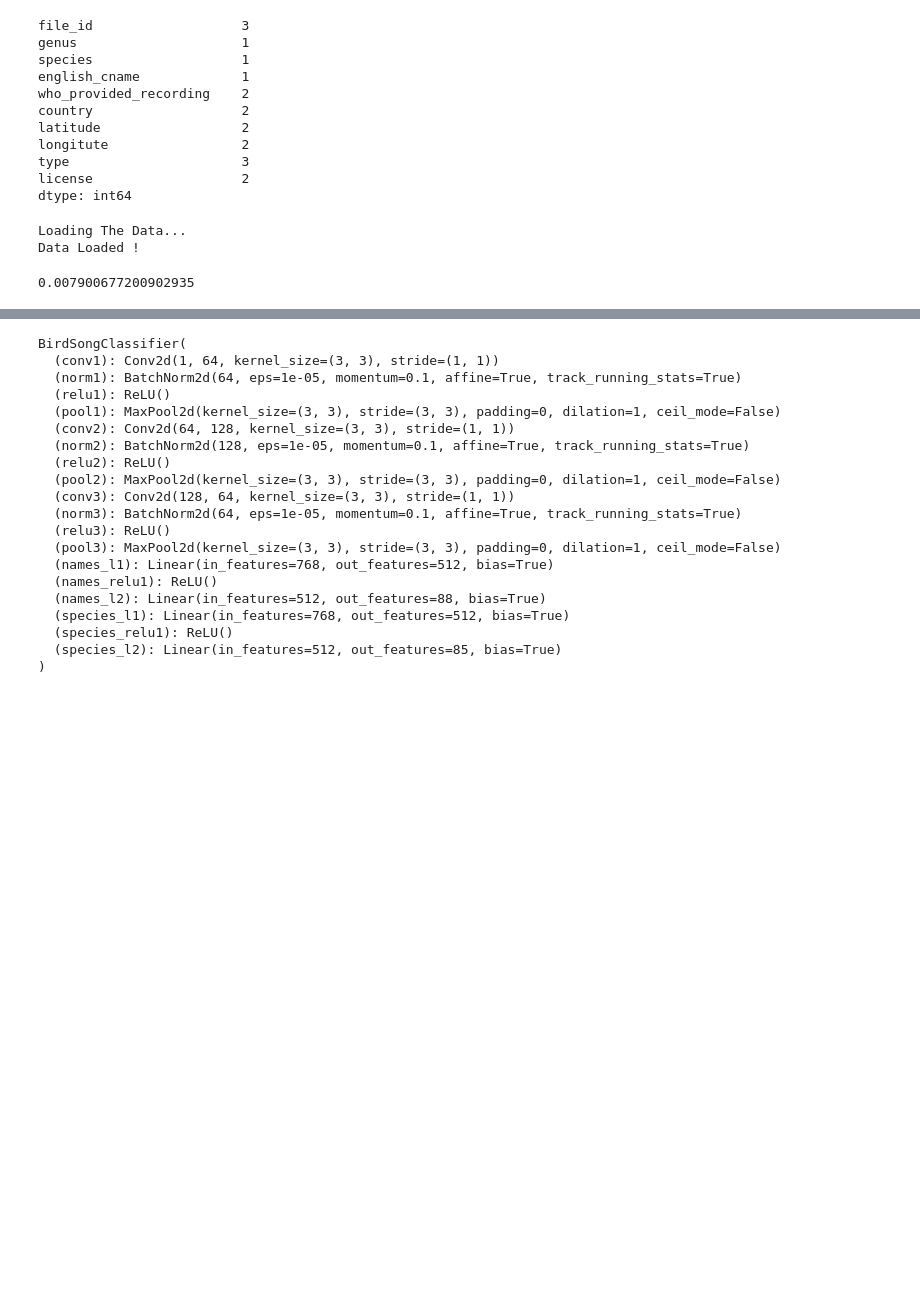
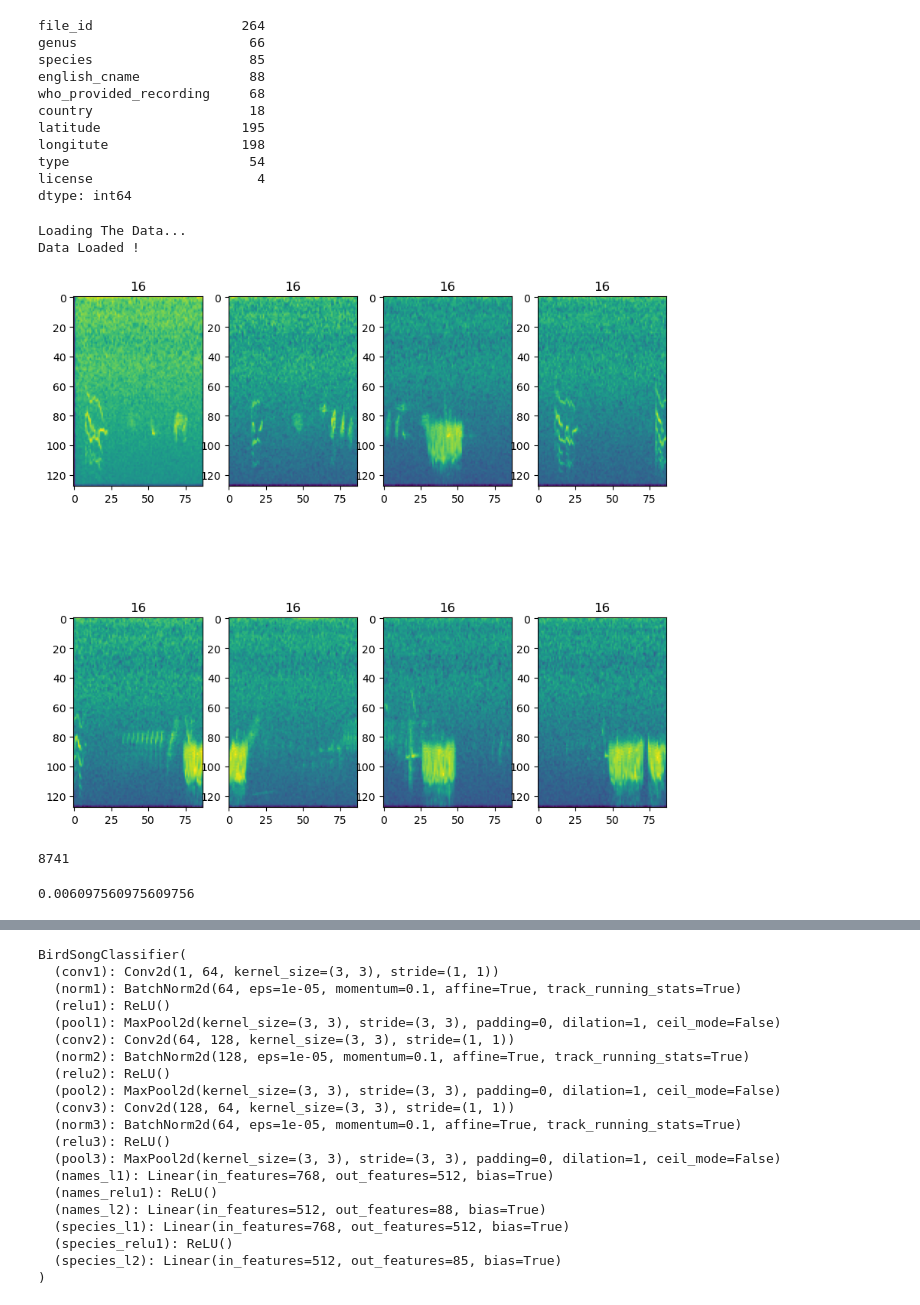
Before and after one commit to EmreKARABLT/BirdSongClassification, a Jupyter notebook: bird_sound_classifier.ipynb, the cells around one changed output, grey strips where cells are left out. Saved outputs shown, nothing was run; the diff lists cells and outputs as text; code cells hidden in the pictures; blank space fills up the shorter version.

Commit message:
TODO: train-test-val split

```diff
--- a/bird_sound_classifier.ipynb
+++ b/bird_sound_classifier.ipynb
@@ -2,19 +2,19 @@
 import pandas as pd
 from birdsong_dataset import AudioDataset
 # %%
-df = pd.read_csv("./data/birdsong_metadata_test.csv")
+df = pd.read_csv("./data/birdsong_metadata.csv")
 df.nunique()
 # %% [output]
-file_id                   3
-genus                     1
-species                   1
-english_cname             1
-who_provided_recording    2
-country                   2
-latitude                  2
-longitute                 2
-type                      3
-license                   2
+file_id                   264
+genus                      66
+species                    85
+english_cname              88
+who_provided_recording     68
+country                    18
+latitude                  195
+longitute                 198
+type                       54
+license                     4
 dtype: int64
 # %%
 import numpy as np
@@ -38,7 +38,7 @@ class ToTensor_noise_red(object):
         return torch.from_numpy(image) , torch.from_numpy(name) , torch.from_numpy(species)
 # %%
 # dataset_noisy = AudioDataset(metadata_path= "data/birdsong_metadata_test.csv"  , transform = ToTensor(), max_len= 3 , overlapping = 0.5 , noise_reduction=False)
-dataset = AudioDataset(metadata_path= "data/birdsong_metadata.csv"  , transform = ToTensor_noise_red(), max_len= 3 , overlapping = 0.5 , noise_reduction=True, noise_reduction_level=0.95)
+dataset = AudioDataset(metadata_path= "data/birdsong_metadata.csv"  , transform = ToTensor(), max_len= 2 , overlapping = 0 , noise_reduction=False, noise_reduction_level=0.6)
 # %% [output]
 Loading The Data...
 Data Loaded !
@@ -57,12 +57,18 @@ Data Loaded !
 #             plt.imshow(dataset_noisy[i][0].to('cpu').numpy().transpose((1,2,0)),  cmap = "grey")
 #
 # %%
-# from matplotlib import pyplot as plt
-# plt.figure(figsize=(10,10))
-# for i in range(4):
-#     plt.subplot(2,2,i+1)
-#     plt.title(dataset[i][1].item())
-#     plt.imshow(dataset[i][0].to('cpu').numpy().transpose((1,2,0)))
+from matplotlib import pyplot as plt
+plt.figure(figsize=(10,10))
+for i in range(8):
+    plt.subplot(2,4,i+1)
+    plt.title(dataset[i][1].item())
+    plt.imshow(dataset[i][0].to('cpu').numpy().transpose((1,2,0)))
+# %% [output]
+[figure, added]
+# %%
+len(dataset)
+# %% [output]
+8741
 # %%
 from torch import nn
 import torch
@@ -164,7 +170,7 @@ test_size = len(dataset) - train_size - val_size  # Remaining data for testing
 # Use random_split with shuffled indices to create the splits
 train_dataset, val_dataset, test_dataset = random_split(dataset, [train_size, val_size, test_size], generator=torch.Generator().manual_seed(42))
 
-batch_size = 1
+batch_size = 8
 # You can then create data loaders for each split if needed
 train_loader = DataLoader(train_dataset, batch_size=batch_size, shuffle=True, )
 val_loader = DataLoader(val_dataset, batch_size=batch_size, shuffle=True)
@@ -172,7 +178,7 @@ test_loader = DataLoader(test_dataset, batch_size=batch_size, shuffle=True)
 
 model.test_model( test_loader )
 # %% [output]
-0.007900677200902935
+0.006097560975609756
 # %%
  import time
 from torch import optim
```
Also changed, not shown: parts of 4 cells of this notebook, 1 other file.
